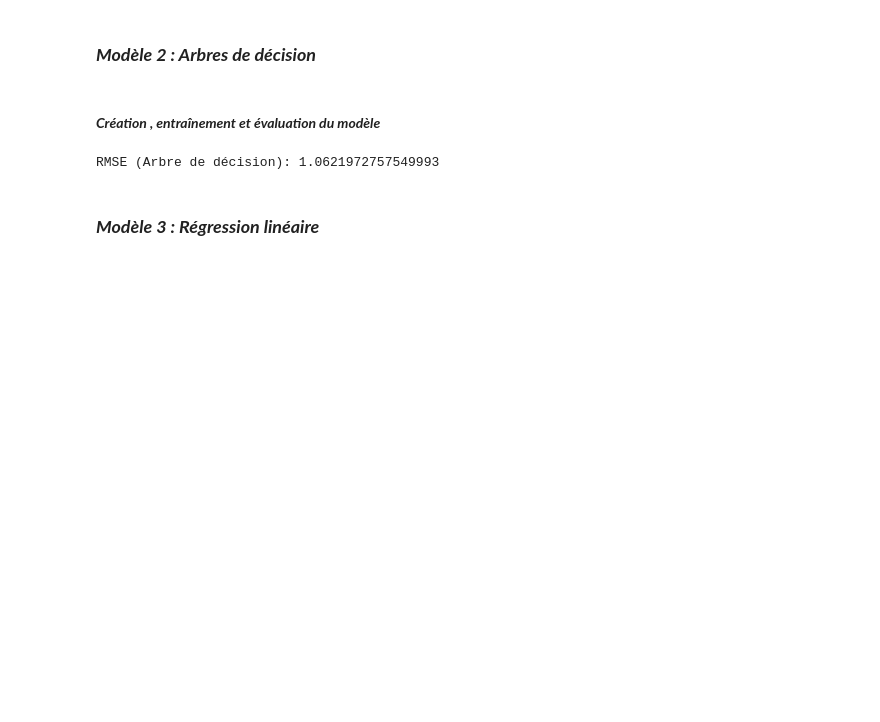
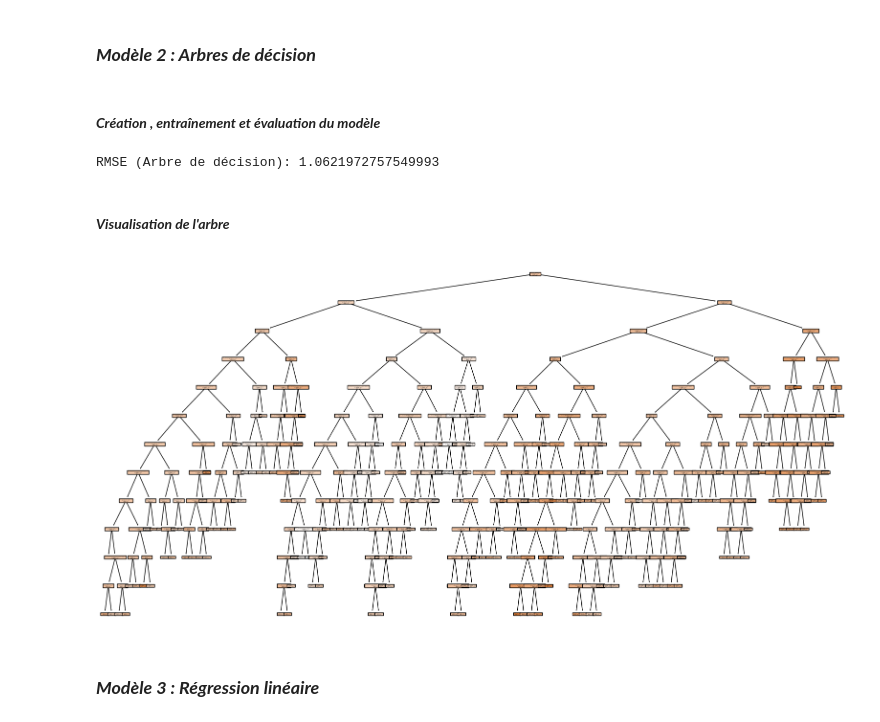
Before and after one commit to HaddoucheSara/ML_Mini_projet, a Jupyter notebook: Mini_projet_D’application.ipynb, the cells around one changed output. Cells and saved outputs as stored; diff of their text form; code cells hidden in the pictures; blank space fills up the shorter version.

Commit message:
Nawal's push arbres de décision

```diff
--- a/Mini_projet_D’application.ipynb
+++ b/Mini_projet_D’application.ipynb
@@ -232,5 +232,18 @@ rmse_arbre = np.sqrt(mean_squared_error(y_test, predictions_arbre))
 print("RMSE (Arbre de décision):", rmse_arbre)
 # %% [output]
 RMSE (Arbre de décision): 1.0621972757549993
+# %% [markdown]
+#### ***Visualisation de l'arbre***
+# %%
+from sklearn.tree import DecisionTreeRegressor, plot_tree
+import matplotlib.pyplot as plt
+
+
+# Visualiser l'arbre de décision avec une figure plus grande
+plt.figure(figsize=(20, 10))
+plot_tree(modele2, filled=True, feature_names=X.columns)
+plt.show()
+# %% [output]
+[figure, added]
 # %% [markdown]
 ### ***Modèle 3 : Régression linéaire***
```
Also changed, not shown: parts of 4 cells of this notebook.
